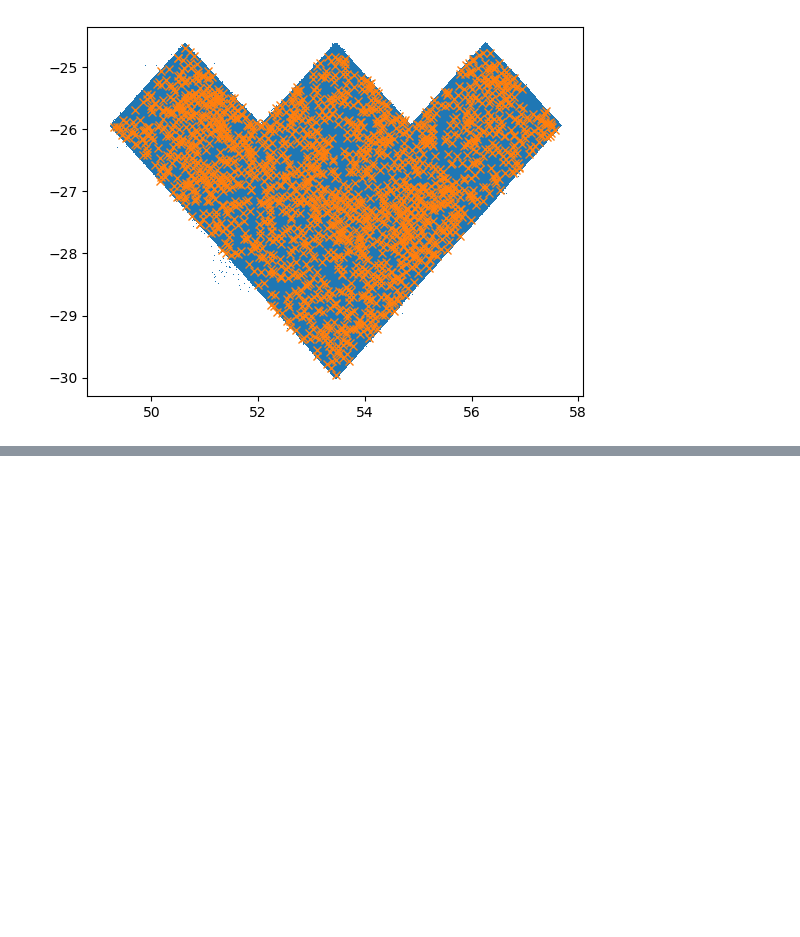
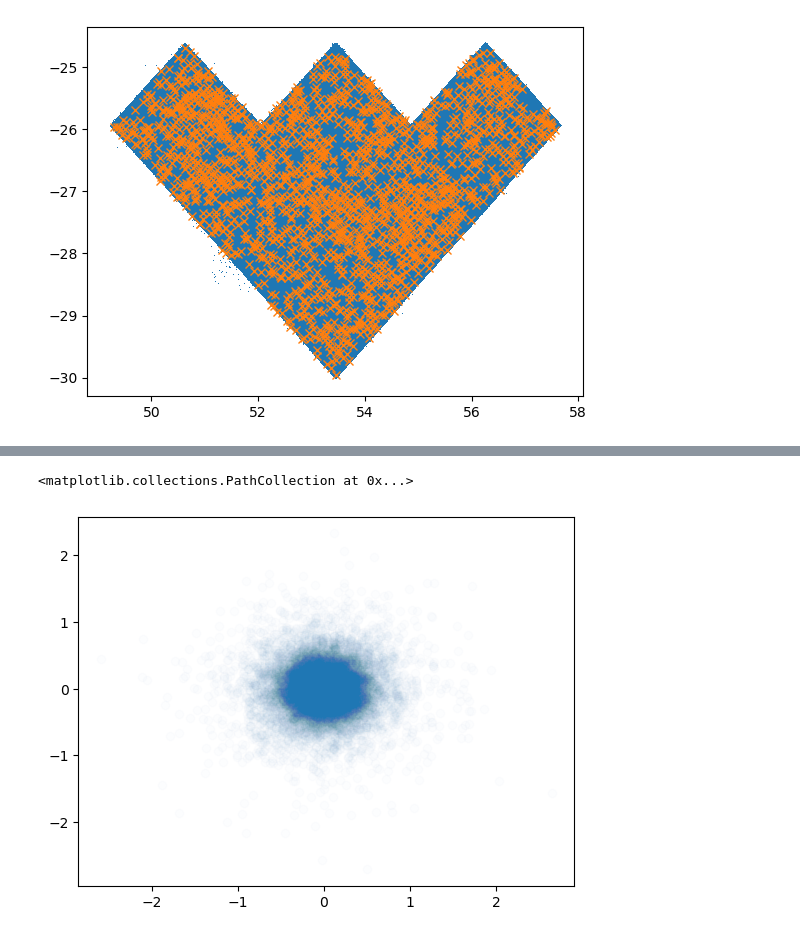
Before and after one commit to LSSTDESC/TXPipe, a Jupyter notebook: notebooks/cluster_counts/plot-clusters-and-shear-radec.ipynb, the cells around one changed output, grey strips where cells are left out. Cells and saved outputs as stored; diff of their text form; code cells hidden in the pictures; blank space fills up the shorter version.

```diff
--- a/notebooks/cluster_counts/plot-clusters-and-shear-radec.ipynb
+++ b/notebooks/cluster_counts/plot-clusters-and-shear-radec.ipynb
@@ -26,0 +53,5 @@ plt.plot(cluster_ra, cluster_dec, 'x', label="Clusters")
+# %%
+plt.scatter(shear["shear"]['1m']['g1'][::1000], shear["shear"]['1m']['g2'][::1000],alpha=0.01)
+# %% [output]
+<matplotlib.collections.PathCollection at 0x...>
+[figure, added]
```
Also changed, not shown: parts of 14 cells of this notebook, 6 other files.
